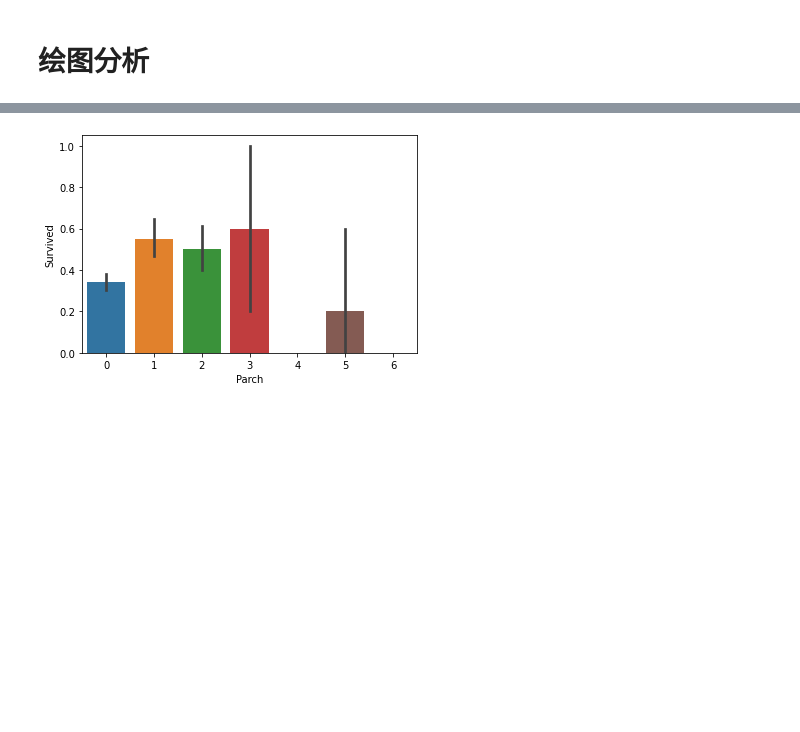
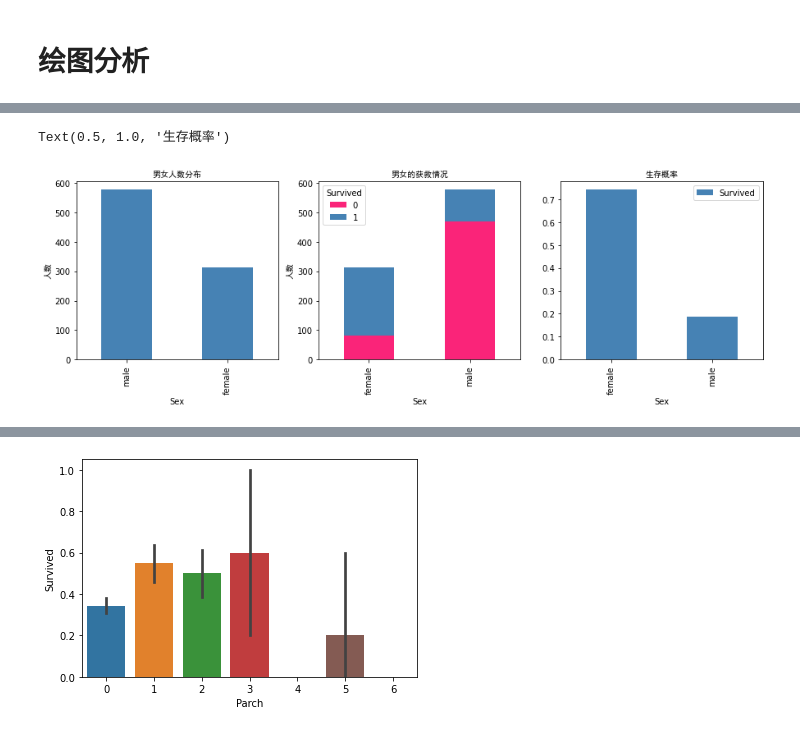
Before and after one commit to formoree/epibole, a Jupyter notebook: 14_(11.8)kaggle-泰坦尼克号/code.ipynb, the cells around one changed output, grey strips where cells are left out. Cells and saved outputs as stored; diff of their text form; code cells hidden in the pictures; blank space fills up the shorter version.

```diff
--- a/14_(11.8)kaggle-泰坦尼克号/code.ipynb
+++ b/14_(11.8)kaggle-泰坦尼克号/code.ipynb
@@ -96 +115,22 @@ Percentage of males who survived: 18.890814558058924
+# %%
+#女生获救概率更高
+fig, (axis1,axis2,axis3) = plt.subplots(1,3,figsize=(15,4))
+
+train_df.Sex.value_counts().plot(kind="bar",color='steelblue',ax=axis1)
+axis1.set_ylabel(u'人数',fontproperties='SimHei')
+axis1.set_xlabel('Sex')
+
+
+pd.crosstab(train_df.Sex,train_df.Survived).plot.bar(stacked=True,color=['#FA2479','steelblue'],ax=axis2)
+axis2.set_ylabel(u'人数',fontproperties='SimHei')
+
+
+pd.pivot_table(train_df,index=['Sex'],values=['Survived']).plot.bar(ax=axis3,color='steelblue')
+
+axis1.set_title(u"男女人数分布",fontproperties='SimHei')
+axis2.set_title(u"男女的获救情况",fontproperties='SimHei')
+axis3.set_title(u"生存概率",fontproperties='SimHei')
+# %% [output]
+Text(0.5, 1.0, '生存概率')
+[figure, added]
 # %%
```
Also changed, not shown: parts of 37 cells of this notebook, 2 other files.
